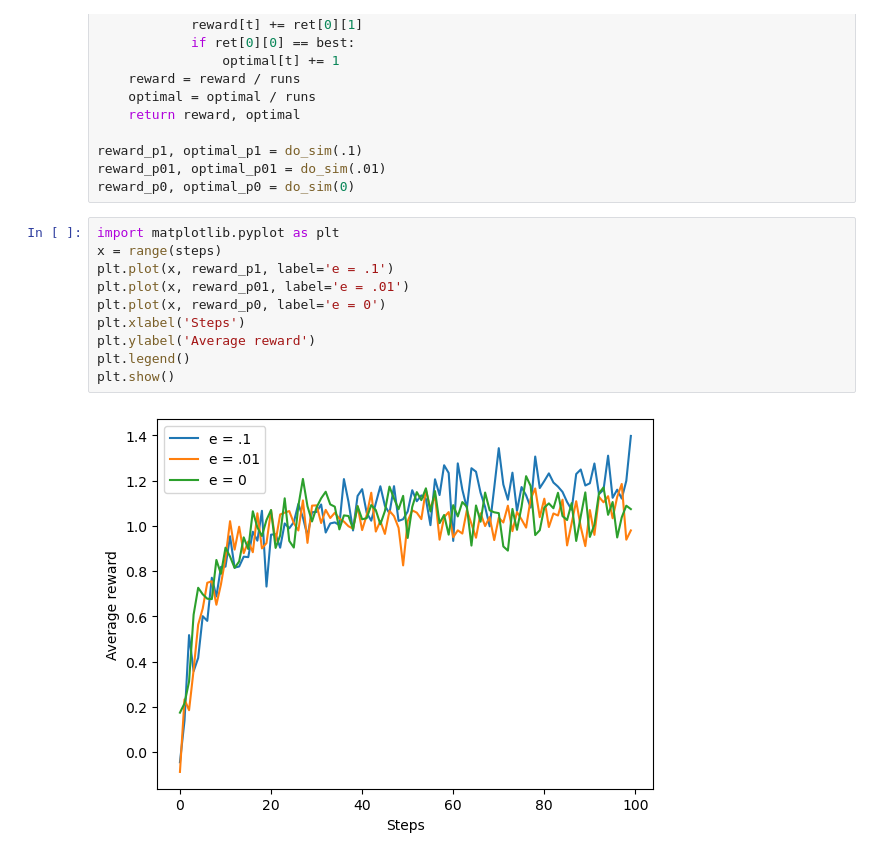
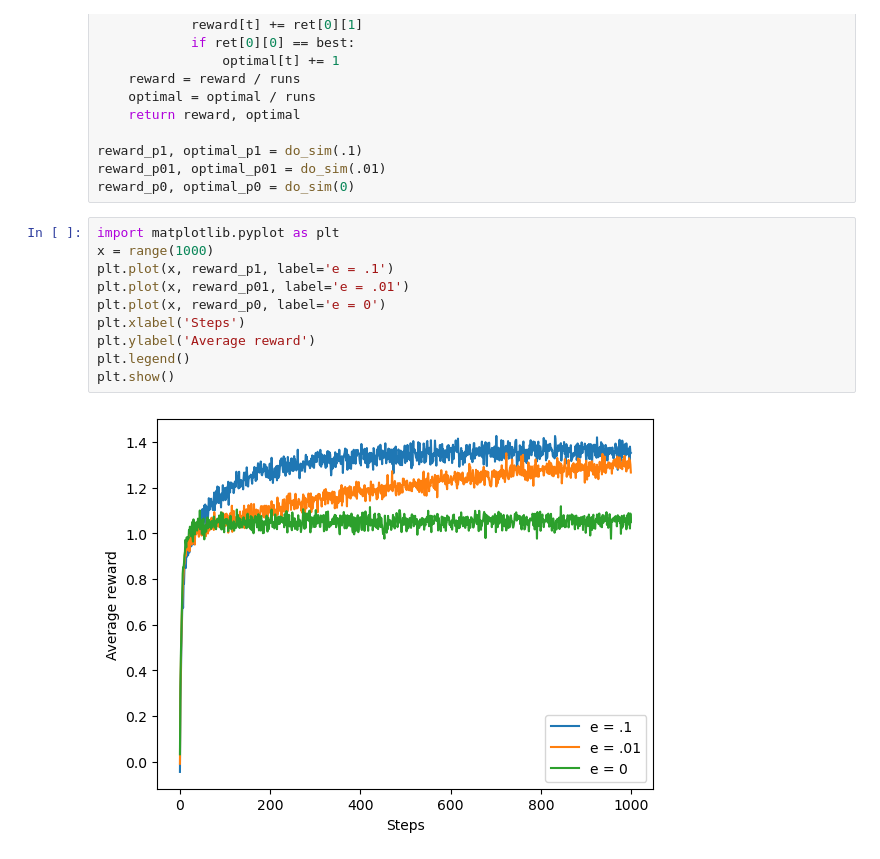
Before and after one commit to ajwills72/RLbook, a Jupyter notebook: k-armed-bandit.ipynb, the cells around one changed output. Cells and saved outputs as stored; diff of their text form.

```diff
--- a/k-armed-bandit.ipynb
+++ b/k-armed-bandit.ipynb
@@ -99,16 +99,16 @@ reward_p01, optimal_p01 = do_sim(.01)
 reward_p0, optimal_p0 = do_sim(0)
 # %%
 import matplotlib.pyplot as plt
-x = range(steps)
+x = range(1000)
 plt.plot(x, reward_p1, label='e = .1')
 plt.plot(x, reward_p01, label='e = .01')
 plt.plot(x, reward_p0, label='e = 0')
 plt.xlabel('Steps')
 plt.ylabel('Average reward')
 plt.legend()
 plt.show()
 # %% [output]
-[figure, old version]
+[figure, new version]
 # %%
 plt.plot(x, optimal_p1, label='e = .1')
 plt.plot(x, optimal_p01, label='e = .01')
```
Also changed, not shown: parts of 7 cells of this notebook.
